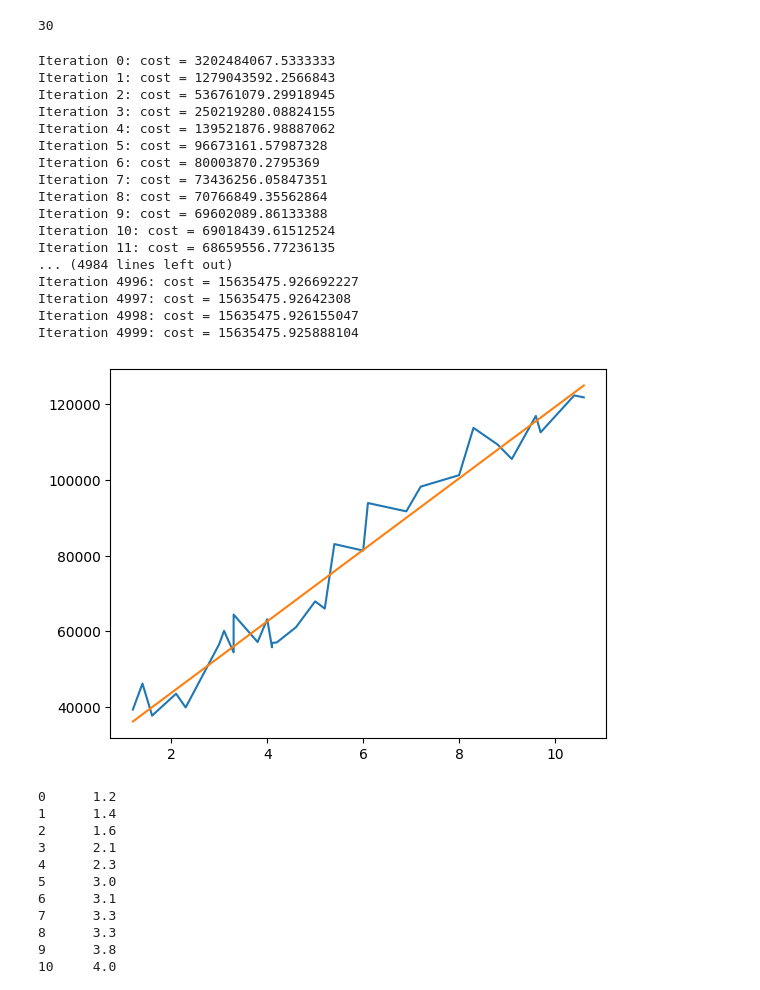
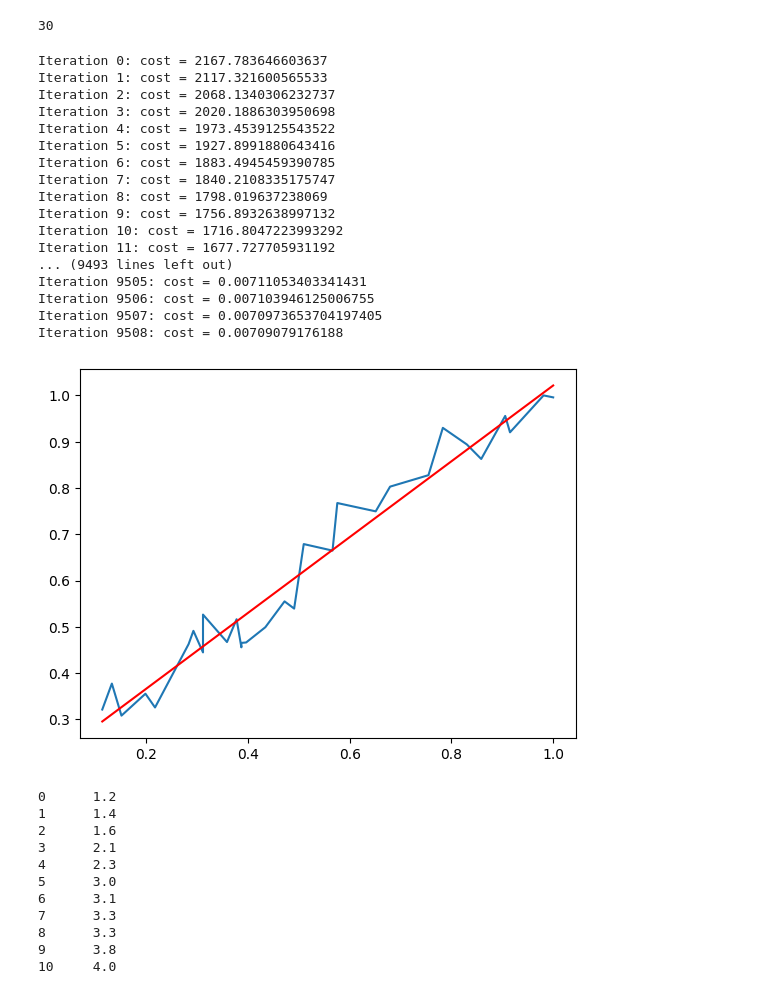
Before and after one commit to duckies1/Basics, a Jupyter notebook: Linear Regression.ipynb, the cells around one changed output. Drawn from its saved outputs; the diff is of its cells as text; code cells hidden in the pictures.

Commit message:
Feature Scaling for better training

```diff
--- a/Linear Regression.ipynb
+++ b/Linear Regression.ipynb
@@ -14,9 +14,14 @@ data.head()
 | 2 | 2 | 1.6 | 37732.0 |
 | 3 | 3 | 2.1 | 43526.0 |
 | 4 | 4 | 2.3 | 39892.0 |
+# %%
+X_train = np.array(data['YearsExperience'])
+y_train = np.array(data['Salary'])
+X_train = X_train / max(X_train)
+y_train = y_train / max(y_train)
 # %%
-X_train = data['YearsExperience']
-y_train = data['Salary']
+# X_train = data['YearsExperience']
+# y_train = data['Salary']
 # %% [output]
 0      39344.0
 1      46206.0
@@ -56,7 +61,7 @@ def costs(w, b, m, X_train, y_train):
 # %%
 def gradientDescent(w, b, m,  X_train, y_train):
     alpha = 0.01
-    iterations = 5000
+    iterations = 50000
     wn = w
     bn = b
     for i in range(iterations):
@@ -71,29 +76,29 @@ def gradientDescent(w, b, m,  X_train, y_train):
 wn, bn = gradientDescent(w, b, m,  X_train, y_train)
 y_pred = wn * X_train + bn
 # %% [output]
-Iteration 0: cost = 3202484067.5333333
-Iteration 1: cost = 1279043592.2566843
-Iteration 2: cost = 536761079.29918945
-Iteration 3: cost = 250219280.08824155
-Iteration 4: cost = 139521876.98887062
-Iteration 5: cost = 96673161.57987328
-Iteration 6: cost = 80003870.2795369
-Iteration 7: cost = 73436256.05847351
-Iteration 8: cost = 70766849.35562864
-Iteration 9: cost = 69602089.86133388
-Iteration 10: cost = 69018439.61512524
-Iteration 11: cost = 68659556.77236135
-... (4984 lines left out)
-Iteration 4996: cost = 15635475.926692227
-Iteration 4997: cost = 15635475.92642308
-Iteration 4998: cost = 15635475.926155047
-Iteration 4999: cost = 15635475.925888104
+Iteration 0: cost = 2167.783646603637
+Iteration 1: cost = 2117.321600565533
+Iteration 2: cost = 2068.1340306232737
+Iteration 3: cost = 2020.1886303950698
+Iteration 4: cost = 1973.4539125543522
+Iteration 5: cost = 1927.8991880643416
+Iteration 6: cost = 1883.4945459390785
+Iteration 7: cost = 1840.2108335175747
+Iteration 8: cost = 1798.019637238069
+Iteration 9: cost = 1756.8932638997132
+Iteration 10: cost = 1716.8047223993292
+Iteration 11: cost = 1677.727705931192
+... (9493 lines left out)
+Iteration 9505: cost = 0.00711053403341431
+Iteration 9506: cost = 0.007103946125006755
+Iteration 9507: cost = 0.0070973653704197405
+Iteration 9508: cost = 0.00709079176188
 # %%
 plt.plot(X_train, y_train)
-plt.plot(X_train, y_pred)
+plt.plot(X_train, y_pred, color='red')
 plt.show()
 # %% [output]
-[figure, old version]
+[figure, new version]
 # %%
 X_train
 # %% [output]
```
